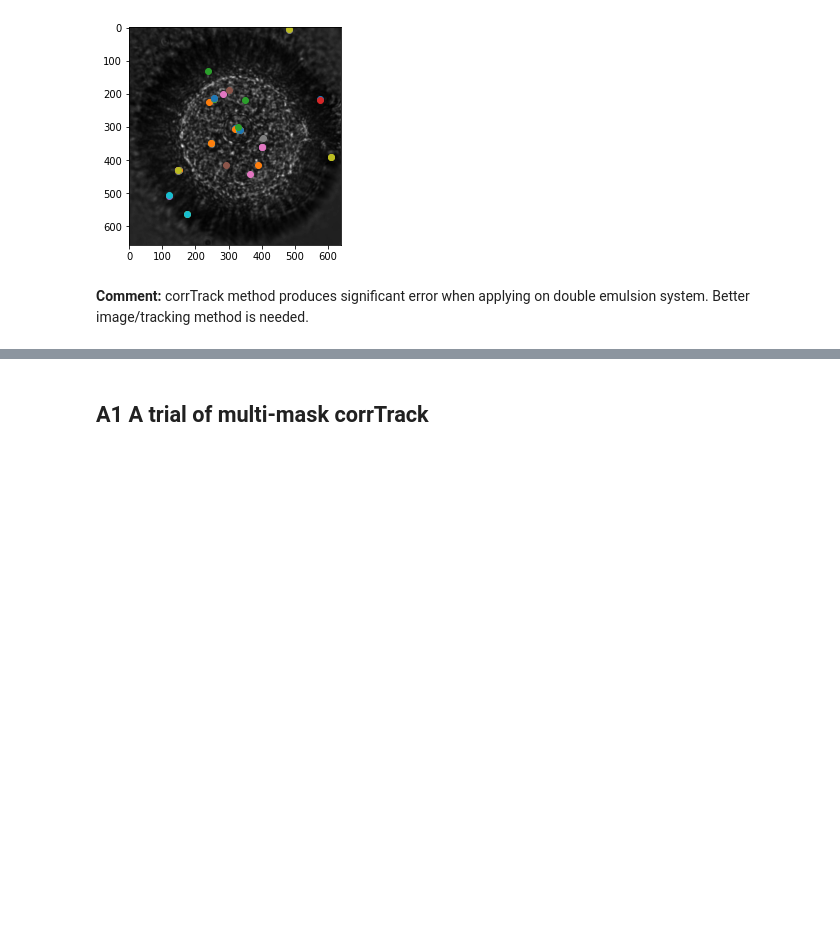
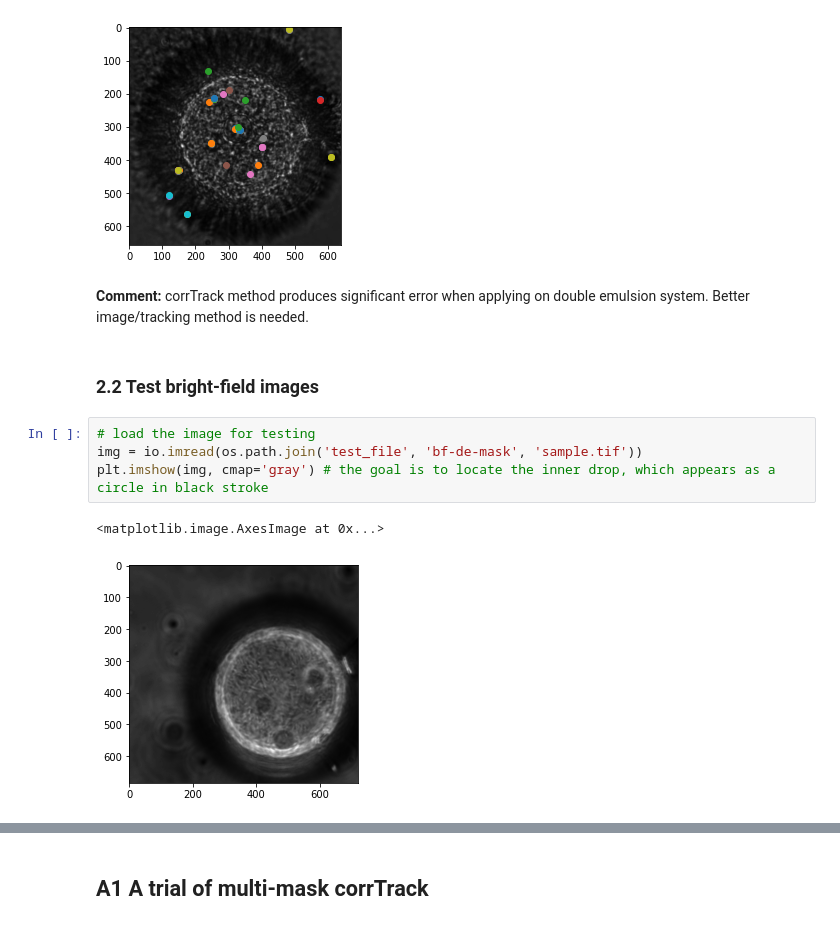
Before and after one commit to ZLoverty/Python, a Jupyter notebook: Tracking/corrTrack/corrTrack.ipynb, the cells around one changed output, grey strips where cells are left out. Saved outputs shown, nothing was run; the diff lists cells and outputs as text; blank space fills up the shorter version.

Commit message:
Test bright field images
corrTrack does not work well for DE images.

```diff
--- a/Tracking/corrTrack/corrTrack.ipynb
+++ b/Tracking/corrTrack/corrTrack.ipynb
@@ -122,3 +122,12 @@ for i in range(len(x)):
 [figure]
 # %% [markdown]
 **Comment:** corrTrack method produces significant error when applying on double emulsion system. Better image/tracking method is needed.
+# %% [markdown]
+### 2.2 Test bright-field images
+# %%
+# load the image for testing
+img = io.imread(os.path.join('test_file', 'bf-de-mask', 'sample.tif'))
+plt.imshow(img, cmap='gray') # the goal is to locate the inner drop, which appears as a circle in black stroke
+# %% [output]
+<matplotlib.image.AxesImage at 0x...>
+[figure, added]
```
Also changed, not shown: parts of 5 cells of this notebook, 4 other files.
